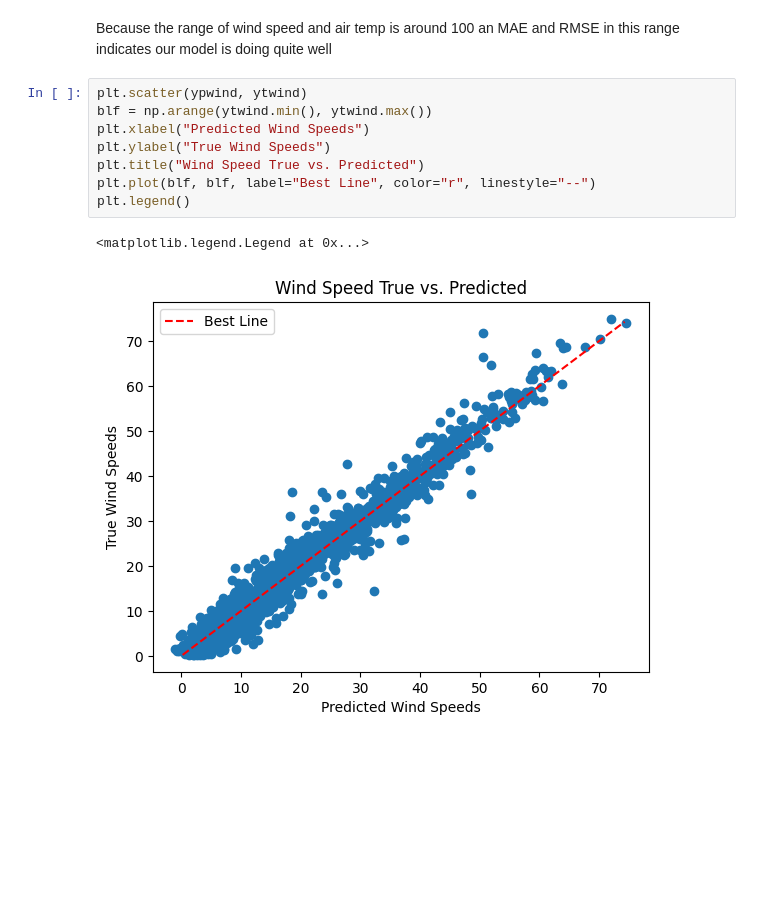
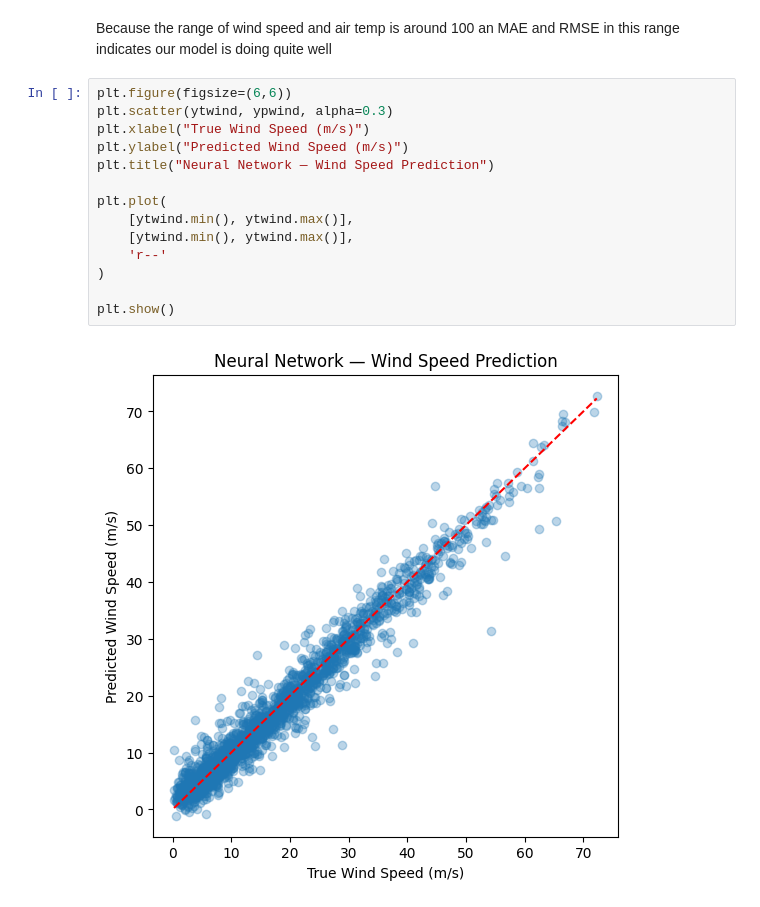
Before and after one commit to sabelle/Arctic-Atmospheric-Predictions, a Jupyter notebook: final_proj.ipynb, the cells around one changed output. Saved outputs shown, nothing was run; the diff lists cells and outputs as text; blank space fills up the shorter version.

```diff
--- a/final_proj.ipynb
+++ b/final_proj.ipynb
@@ -857,13 +884,18 @@ plt.legend()
 # %% [markdown]
 Because the range of wind speed and air temp is around 100 an MAE and RMSE in this range indicates our model is doing quite well
-# %%
-plt.scatter(ypwind, ytwind)
-blf = np.arange(ytwind.min(), ytwind.max())
-plt.xlabel("Predicted Wind Speeds")
-plt.ylabel("True Wind Speeds")
-plt.title("Wind Speed True vs. Predicted")
-plt.plot(blf, blf, label="Best Line", color="r", linestyle="--")
-plt.legend()
-# %% [output]
-<matplotlib.legend.Legend at 0x...>
-[figure, removed]
+# %%
+plt.figure(figsize=(6,6))
+plt.scatter(ytwind, ypwind, alpha=0.3)
+plt.xlabel("True Wind Speed (m/s)")
+plt.ylabel("Predicted Wind Speed (m/s)")
+plt.title("Neural Network — Wind Speed Prediction")
+
+plt.plot(
+    [ytwind.min(), ytwind.max()],
+    [ytwind.min(), ytwind.max()],
+    'r--'
+)
+
+plt.show()
+# %% [output]
+[figure, added]
```
Also changed, not shown: parts of 7 cells of this notebook.
